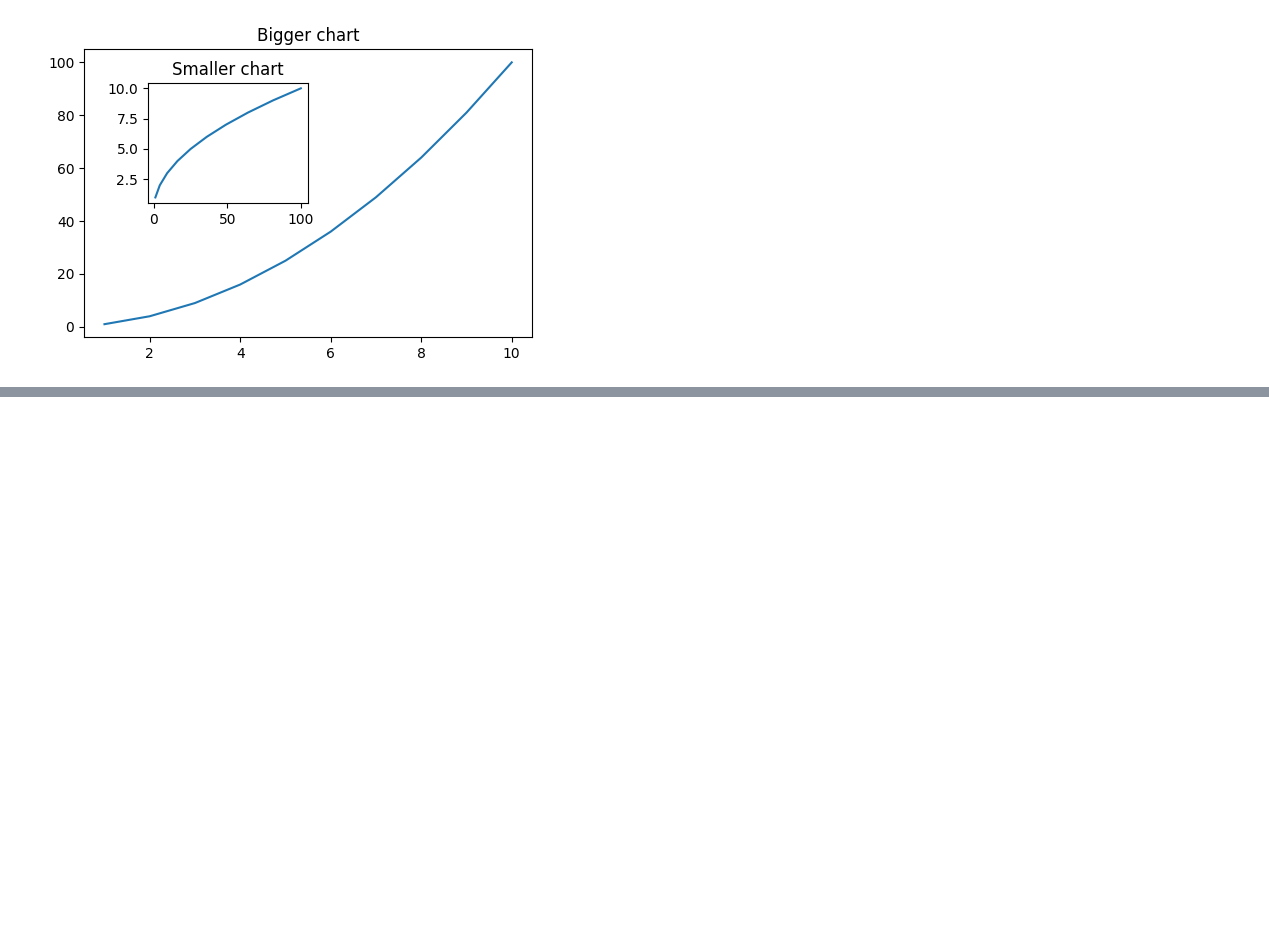
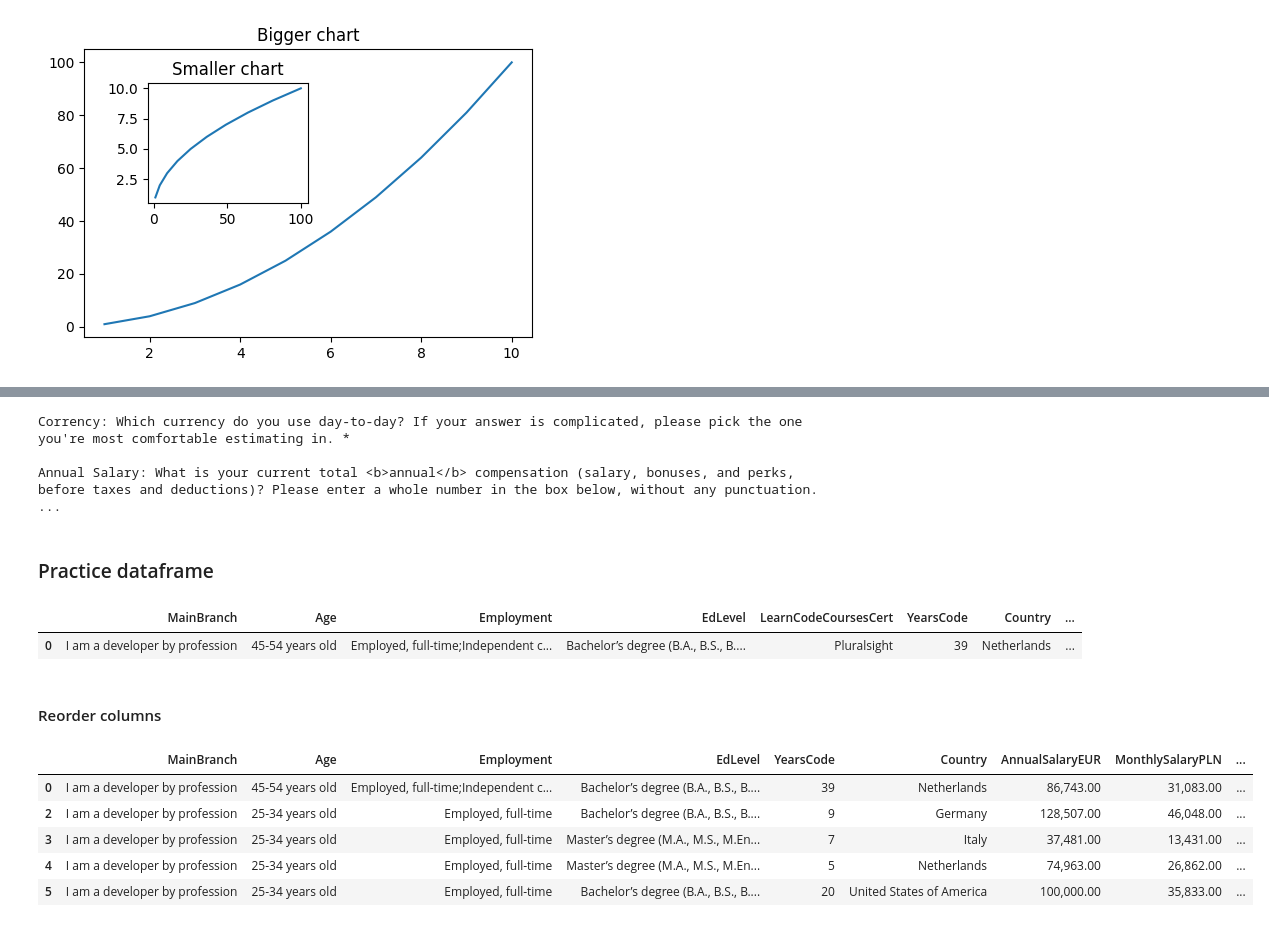
Before and after one commit to 22skowron/Data-manipulation-practice, a Jupyter notebook: Matplotlib_practice.ipynb, the cells around one changed output, grey strips where cells are left out. Cells and saved outputs as stored; diff of their text form; code cells hidden in the pictures; blank space fills up the shorter version.

Commit message:
Explore StackOverflow developer survey from 2023 using pandas

```diff
--- a/Matplotlib_practice.ipynb
+++ b/Matplotlib_practice.ipynb
@@ -4,3 +10,8 @@ import numpy as np
+# %%
+initial_df = pd.read_csv('Data_files/stack-overflow-developer-survey-2023/survey_results_public.csv')
+questions_df = pd.read_csv('Data_files/stack-overflow-developer-survey-2023/survey_results_schema.csv')
+# %%
+EUR_PLN = 4.3
 # %%
 x = np.arange(1, 11)
 x
@@ -43,0 +206,58 @@ Text(0.5, 1.0, 'Smaller chart')
+# %%
+print(f'Corrency: {clean_questions_df.loc[clean_questions_df['qname'] == 'Currency', 'question'].item()}\n')
+print(f'Annual Salary: {clean_questions_df.loc[clean_questions_df['qname'] == 'CompTotal', 'question'].item()}\n')
+
+# clean_questions_df.loc[clean_questions_df['qname'] == 'ConvertedCompYearly', 'question'].item()
+# %% [output]
+Corrency: Which currency do you use day-to-day? If your answer is complicated, please pick the one you're most comfortable estimating in. *
+
+Annual Salary: What is your current total <b>annual</b> compensation (salary, bonuses, and perks, before taxes and deductions)? Please enter a whole number in the box below, without any punctuation.   ...
+# %% [markdown]
+### Practice dataframe
+# %%
+interesting_cols = ['MainBranch', 'Age', 'Employment', 'EdLevel',
+                    'LearnCodeCoursesCert', 'YearsCode', 'Country',
+                    'LanguageHaveWorkedWith', 'AIToolCurrently Using',
+                    'TimeSearching', 'Industry', 'ConvertedCompYearly']
+
+practice_df = initial_df.loc[[random.randint(0, initial_df.shape[0]-1) for n in range(50)], interesting_cols]
+# practice_df = initial_df.loc[initial_df['Country'] == 'Poland', interesting_cols]
+
+
+# practice_df.index = index=range(0, practice_df.shape[0])
+practice_df.reset_index(drop=True, inplace=True)
+
+practice_df.rename(
+    columns={'ConvertedCompYearly': 'AnnualSalaryEUR'},
+    inplace=True
+)
+
+practice_df['MonthlySalaryPLN'] = practice_df['AnnualSalaryEUR'] * EUR_PLN / 12
+
+practice_df.head(1)
+# %% [output]
+|  | MainBranch | Age | Employment | EdLevel | LearnCodeCoursesCert | YearsCode | Country | ... |
+| 0 | I am a developer by profession | 45-54 years old | Employed, full-time;Independent c... | Bachelor’s degree (B.A., B.S., B.... | Pluralsight | 39 | Netherlands | ... |
+# %% [markdown]
+#### Reorder columns
+# %%
+LearnCodeCoursesCert = practice_df.pop('LearnCodeCoursesCert')
+AnnualSalaryEUR = practice_df.pop('AnnualSalaryEUR')
+MonthlySalaryPLN = practice_df.pop('MonthlySalaryPLN')
+
+# practice_df.insert(6, 'MonthlySalaryPLN', MonthlySalaryPLN.fillna(-1).round().astype(int).apply("{:,}".format).replace('-1', np.nan))
+# practice_df.insert(6, 'AnnualSalaryEUR', AnnualSalaryEUR.fillna(-1).round().astype(int).apply("{:,}".format).replace('-1', np.nan))
+# practice_df.insert(len(practice_df.columns), 'LearnCodeCoursesCert', LearnCodeCoursesCert)
+
+practice_df.insert(6, 'MonthlySalaryPLN', MonthlySalaryPLN.round())
+practice_df.insert(6, 'AnnualSalaryEUR', AnnualSalaryEUR.round())
+practice_df.insert(len(practice_df.columns), 'LearnCodeCoursesCert', LearnCodeCoursesCert)
+# %%
+practice_df[practice_df['MonthlySalaryPLN'].notna()].head()
+# %% [output]
+|  | MainBranch | Age | Employment | EdLevel | YearsCode | Country | AnnualSalaryEUR | MonthlySalaryPLN | ... |
+| 0 | I am a developer by profession | 45-54 years old | Employed, full-time;Independent c... | Bachelor’s degree (B.A., B.S., B.... | 39 | Netherlands | 86,743.00 | 31,083.00 | ... |
+| 2 | I am a developer by profession | 25-34 years old | Employed, full-time | Bachelor’s degree (B.A., B.S., B.... | 9 | Germany | 128,507.00 | 46,048.00 | ... |
+| 3 | I am a developer by profession | 25-34 years old | Employed, full-time | Master’s degree (M.A., M.S., M.En... | 7 | Italy | 37,481.00 | 13,431.00 | ... |
+| 4 | I am a developer by profession | 25-34 years old | Employed, full-time | Master’s degree (M.A., M.S., M.En... | 5 | Netherlands | 74,963.00 | 26,862.00 | ... |
+| 5 | I am a developer by profession | 25-34 years old | Employed, full-time | Bachelor’s degree (B.A., B.S., B.... | 20 | United States of America | 100,000.00 | 35,833.00 | ... |
```
Also changed, not shown: parts of 21 cells of this notebook, 3 other files.
